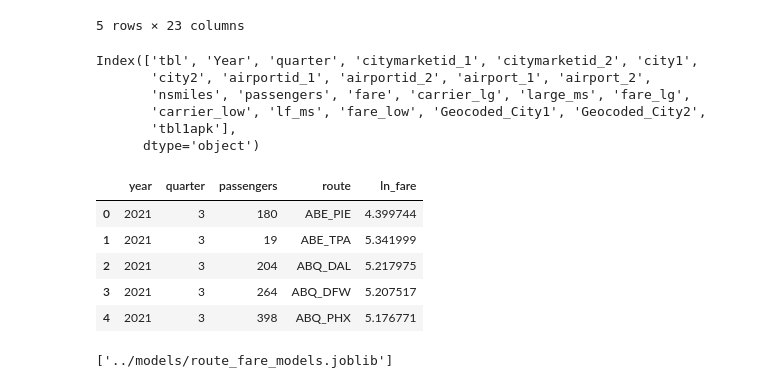
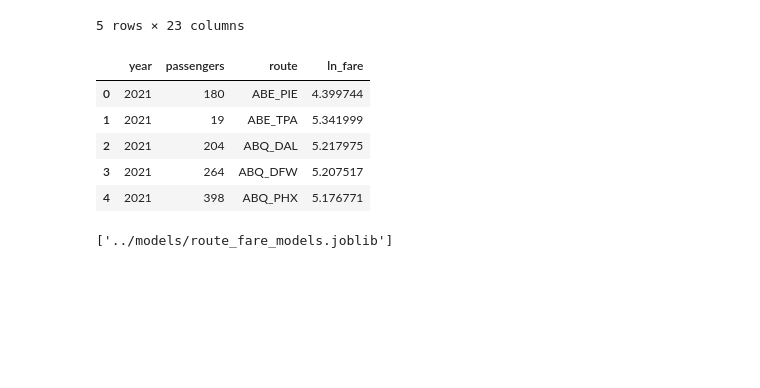
Before and after one commit to hchoi0309/US-Airlines-Flight-Routes-Optimization, a Jupyter notebook: notebooks/PriceDemandRelation.ipynb, the cells around one changed output. Saved outputs shown, nothing was run; the diff lists cells and outputs as text; code cells hidden in the pictures; blank space fills up the shorter version.

```diff
--- a/notebooks/PriceDemandRelation.ipynb
+++ b/notebooks/PriceDemandRelation.ipynb
@@ -28,28 +30,19 @@ display(df.head())
 | 3 | Table1a | 2021 | 3 | 30140 | 30194 | Albuquerque, NM | Dallas/Fort Worth, TX | 10140 | 11298 | ... |
 | 4 | Table1a | 2021 | 3 | 30140 | 30466 | Albuquerque, NM | Phoenix, AZ | 10140 | 14107 | ... |
 5 rows × 23 columns
-# %%
-df.columns
-# %% [output]
-Index(['tbl', 'Year', 'quarter', 'citymarketid_1', 'citymarketid_2', 'city1',
-       'city2', 'airportid_1', 'airportid_2', 'airport_1', 'airport_2',
-       'nsmiles', 'passengers', 'fare', 'carrier_lg', 'large_ms', 'fare_lg',
-       'carrier_low', 'lf_ms', 'fare_low', 'Geocoded_City1', 'Geocoded_City2',
-       'tbl1apk'],
-      dtype='object')
 # %%
-df = df[["Year", "quarter", "airport_1", "airport_2", "passengers", "fare"]].rename({"Year": "year"}, axis=1)
+df = df[["Year", "airport_1", "airport_2", "passengers", "fare"]].rename({"Year": "year"}, axis=1)
 df["route"] = df["airport_1"] + "_" + df["airport_2"]
 df["ln_fare"] = np.log(df["fare"])
 df = df.drop(["airport_1", "airport_2", "fare"], axis=1)
 df.head()
 # %% [output]
-|  | year | quarter | passengers | route | ln_fare |
-| 0 | 2021 | 3 | 180 | ABE_PIE | 4.399744 |
-| 1 | 2021 | 3 | 19 | ABE_TPA | 5.341999 |
-| 2 | 2021 | 3 | 204 | ABQ_DAL | 5.217975 |
-| 3 | 2021 | 3 | 264 | ABQ_DFW | 5.207517 |
-| 4 | 2021 | 3 | 398 | ABQ_PHX | 5.176771 |
+|  | year | passengers | route | ln_fare |
+| 0 | 2021 | 180 | ABE_PIE | 4.399744 |
+| 1 | 2021 | 19 | ABE_TPA | 5.341999 |
+| 2 | 2021 | 204 | ABQ_DAL | 5.217975 |
+| 3 | 2021 | 264 | ABQ_DFW | 5.207517 |
+| 4 | 2021 | 398 | ABQ_PHX | 5.176771 |
 # %%
 # Initialize a dictionary to store route-specific models and their coefficients
 route_models = {}
```
Also changed, not shown: parts of 2 cells of this notebook, 6 other files.
